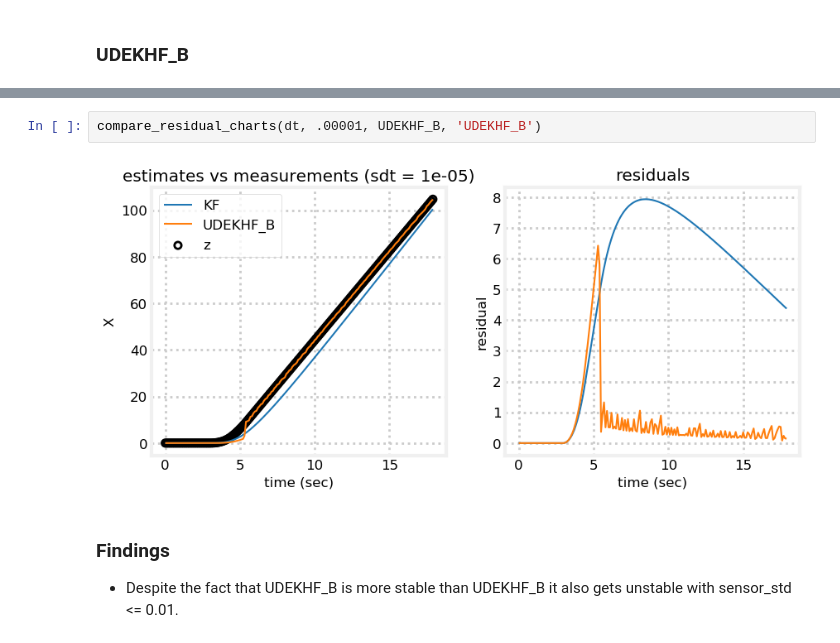
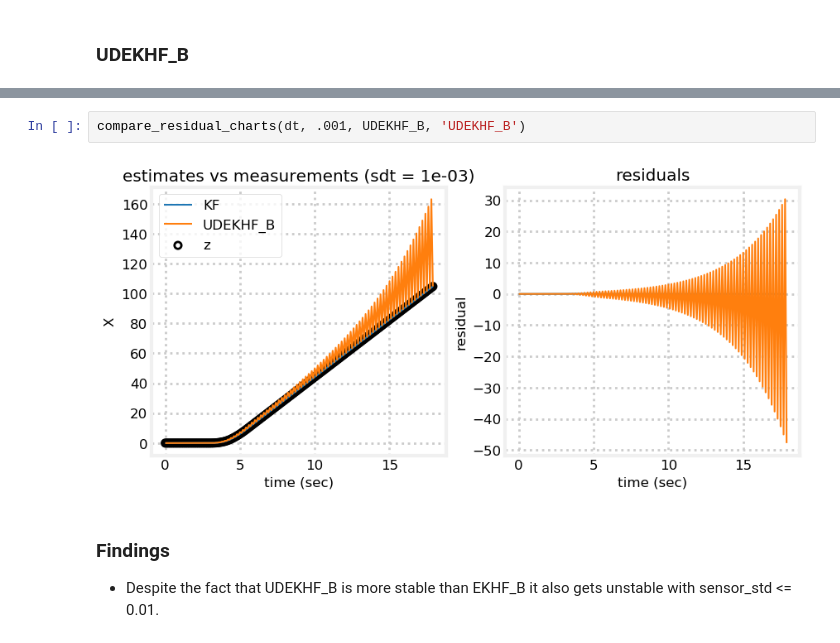
Before and after one commit to shkolnick-kun/kalman_h_infinity_filters, a Jupyter notebook: TestsLinear.ipynb, the cells around one changed output, grey strips where cells are left out. Drawn from its saved outputs; the diff is of its cells as text.

Commit message:
Corrected EKHF_*

```diff
--- a/TestsLinear.ipynb
+++ b/TestsLinear.ipynb
@@ -381,7 +389,7 @@ compare_residual_charts(dt, .01, UDEKHF_B, 'UDEKHF_B')
 # %%
-compare_residual_charts(dt, .00001, UDEKHF_B, 'UDEKHF_B')
+compare_residual_charts(dt, .001, UDEKHF_B, 'UDEKHF_B')
 # %% [output]
-[figure, old version]
+[figure, new version]
 # %% [markdown]
 ### Findings
-* Despite the fact that UDEKHF_B is more stable than UDEKHF_B it also gets unstable with sensor_std <= 0.01.
+* Despite the fact that UDEKHF_B is more stable than EKHF_B it also gets unstable with sensor_std <= 0.01.
```
Also changed, not shown: parts of 19 cells of this notebook, 3 other files.
